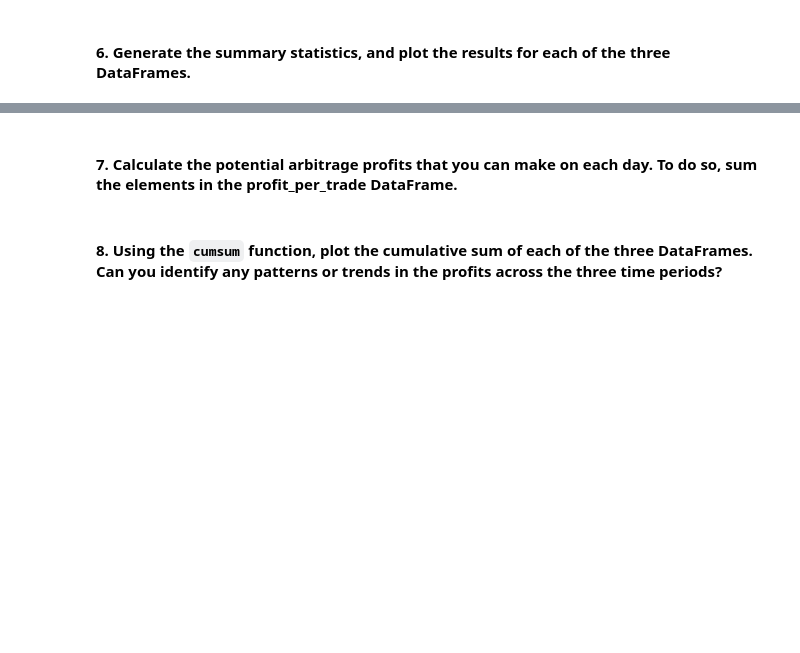
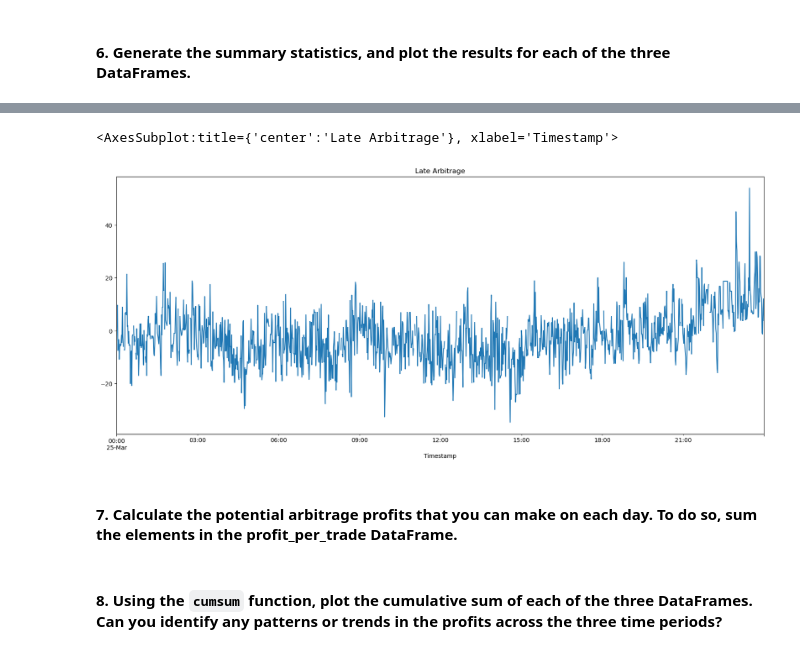
Before and after one commit to markwbeers/BTC_Visual_Arbitrage_Analyzer, a Jupyter notebook: crypto_arbitrage.ipynb, the cells around one changed output, grey strips where cells are left out. Cells and saved outputs as stored; diff of their text form; code cells hidden in the pictures; blank space fills up the shorter version.

```diff
--- a/crypto_arbitrage.ipynb
+++ b/crypto_arbitrage.ipynb
@@ -528,10 +528,10 @@ Name: Close, dtype: float64
 # %%
 # Using the date from the late that you have selected, calculate the arbitrage spread
 # by subtracting the bitstamp lower closing prices from the coinbase higher closing prices
-arbitrage_spread_late = coinbase['Close'].loc['2018-03-25'] - bitstamp['Close'].loc['2018-03-25']
+arb_sprd_late = coinbase['Close'].loc['2018-03-25'] - bitstamp['Close'].loc['2018-03-25']
 
 # Generate summary statistics for the late DataFrame
-arbitrage_spread_late.describe()
+arb_sprd_late.describe()
 # %% [output]
 count    1404.000000
 mean       -2.294423
@@ -684,0 +737,5 @@ profit_per_trade_late.describe()
+# %%
+arb_sprd_late.plot(figsize=(20,8), title="Late Arbitrage")
+# %% [output]
+<AxesSubplot:title={'center':'Late Arbitrage'}, xlabel='Timestamp'>
+[figure, added]
```
Also changed, not shown: parts of 23 cells of this notebook.
